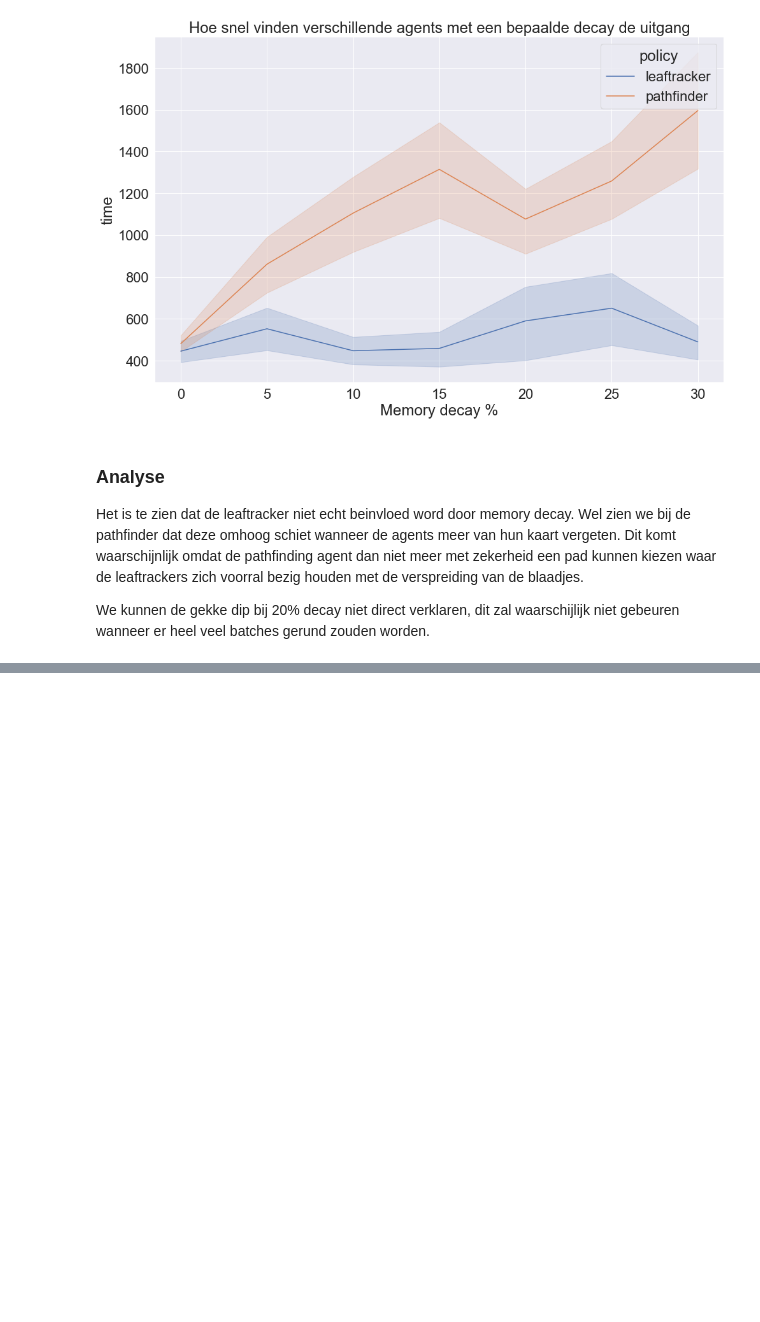
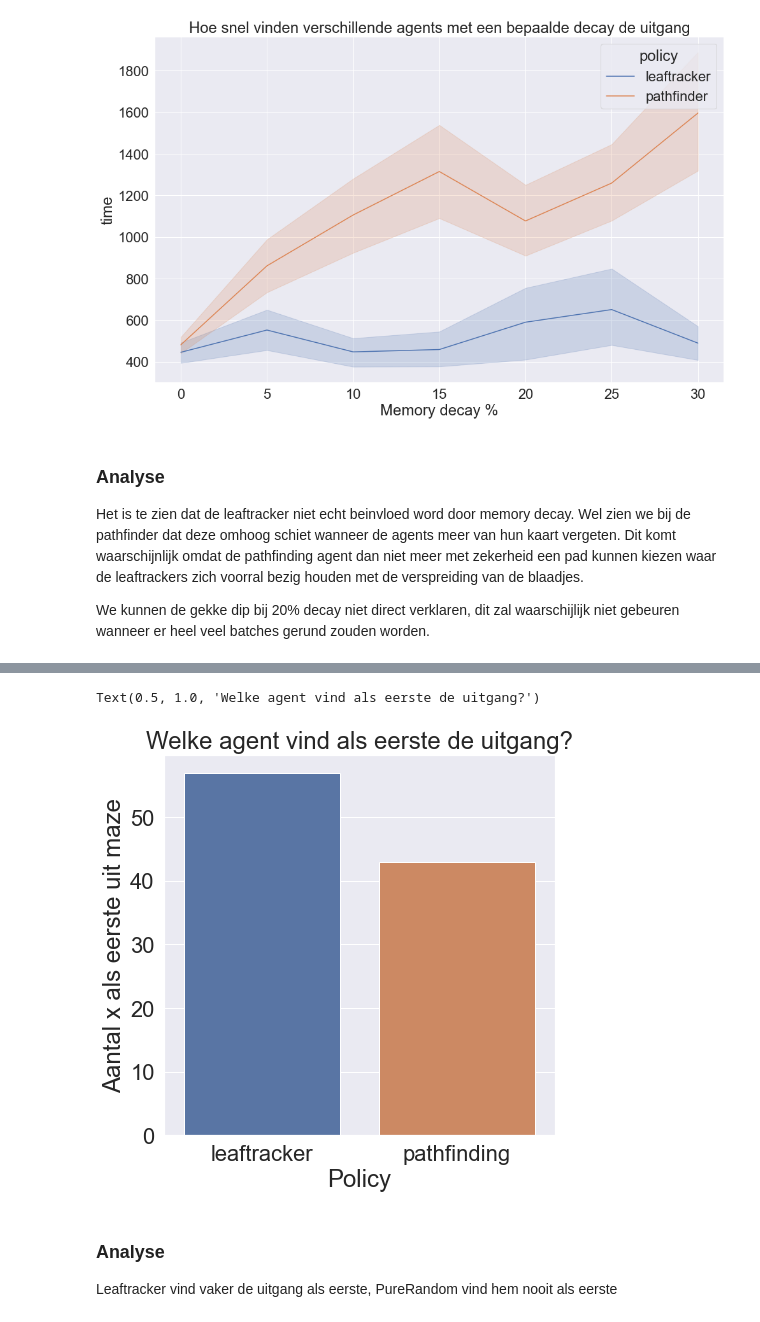
Before and after one commit to MariaDukmak/MazeRunner, a Jupyter notebook: analysis/Data analyse.ipynb, the cells around one changed output, grey strips where cells are left out. Saved outputs shown, nothing was run; the diff lists cells and outputs as text; code cells hidden in the pictures; blank space fills up the shorter version.

Commit message:
All Policies experiment finished

```diff
--- a/analysis/Data analyse.ipynb
+++ b/analysis/Data analyse.ipynb
@@ -238,0 +254,26 @@ We kunnen de gekke dip bij 20% decay niet direct verklaren, dit zal waarschijlij
+# %%
+df_all_policies = feather.read_feather('multiagent_experiment/all_policies/all_policies.feather')
+
+"""Int values to string representation"""
+df_all_policies['found_exit'] = df_all_policies['found_exit'].replace([0],'purerandom')
+df_all_policies['found_exit'] = df_all_policies['found_exit'].replace([1],'pathfinding')
+df_all_policies['found_exit'] = df_all_policies['found_exit'].replace([2],'leaftracker')
+
+
+"""Count number of exitst per policy"""
+df_all_policies_count = df_all_policies['found_exit'].value_counts()
+# %%
+plt.figure(figsize=(7, 7))
+
+
+ax = sns.barplot( x=df_all_policies_count.index, y=df_all_policies_count)
+ax.set(ylabel='Aantal x als eerste uit maze')
+ax.set(xlabel='Policy')
+ax.set_title('Welke agent vind als eerste de uitgang?')
+# %% [output]
+Text(0.5, 1.0, 'Welke agent vind als eerste de uitgang?')
+[figure, added]
+# %% [markdown]
+### Analyse
+
+Leaftracker vind vaker de uitgang als eerste, PureRandom vind hem nooit als eerste
```
Also changed, not shown: parts of 9 cells of this notebook.
